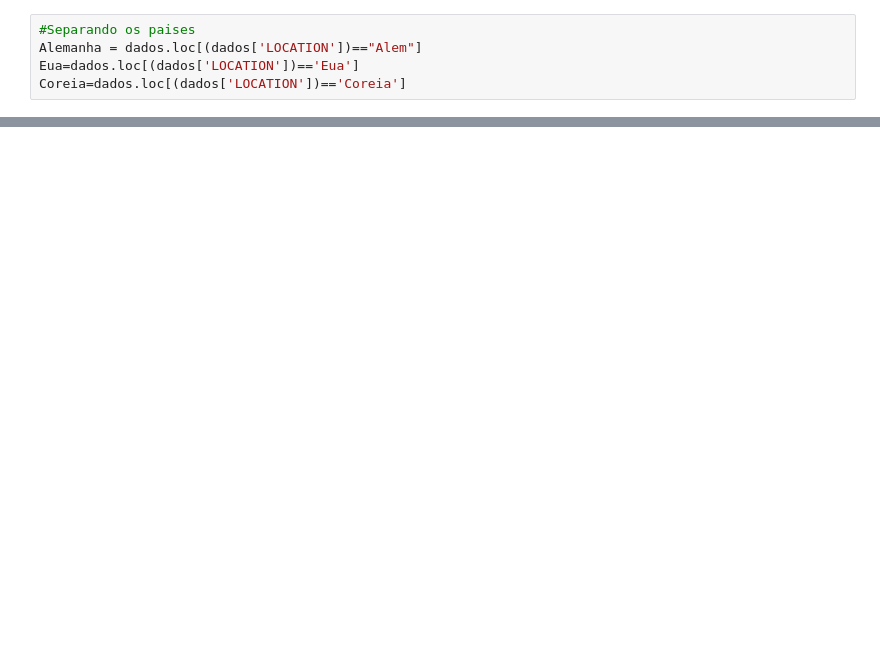
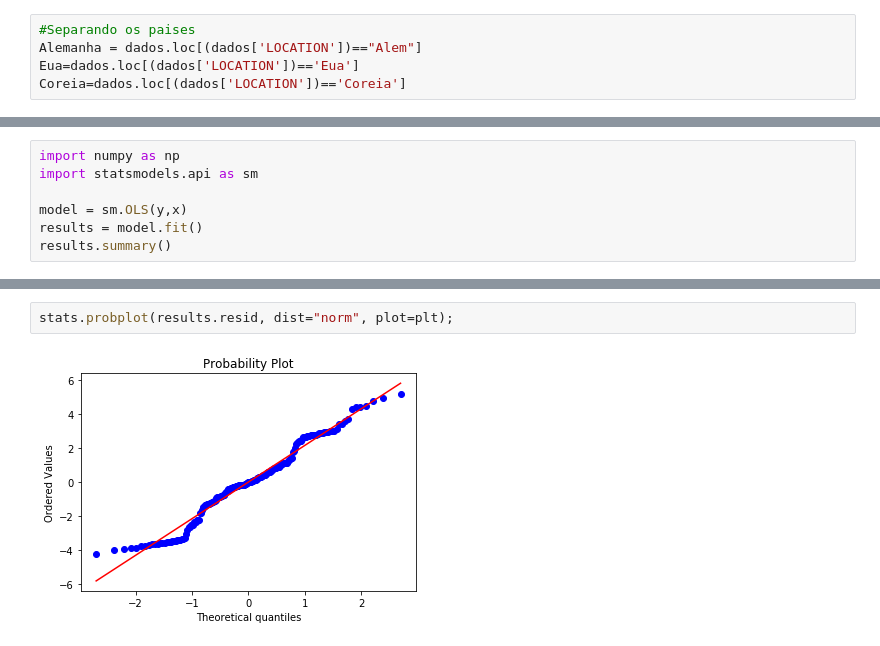
Before and after one commit to FernandoBichuette/Projeto_2_Cdados, a Jupyter notebook: Projeto 2.ipynb, the cells around one changed output, grey strips where cells are left out. Cells and saved outputs as stored; diff of their text form; blank space fills up the shorter version.

```diff
--- a/Projeto 2.ipynb
+++ b/Projeto 2.ipynb
@@ -197,0 +256,7 @@ print('Acurácia da regressao:',linreg.score(x_test,y_test))
+# %%
+import numpy as np
+import statsmodels.api as sm
+
+model = sm.OLS(y,x)
+results = model.fit()
+results.summary()
@@ -198,3 +291,7 @@ print('Acurácia da regressao:',linreg.score(x_test,y_test))
+# %%
+stats.probplot(results.resid, dist="norm", plot=plt);
+# %% [output]
+[figure, added]
 # %%
 # Fitting Random Forest Regression to the dataset
 # import the regressor
```
Also changed, not shown: parts of 13 cells of this notebook.
